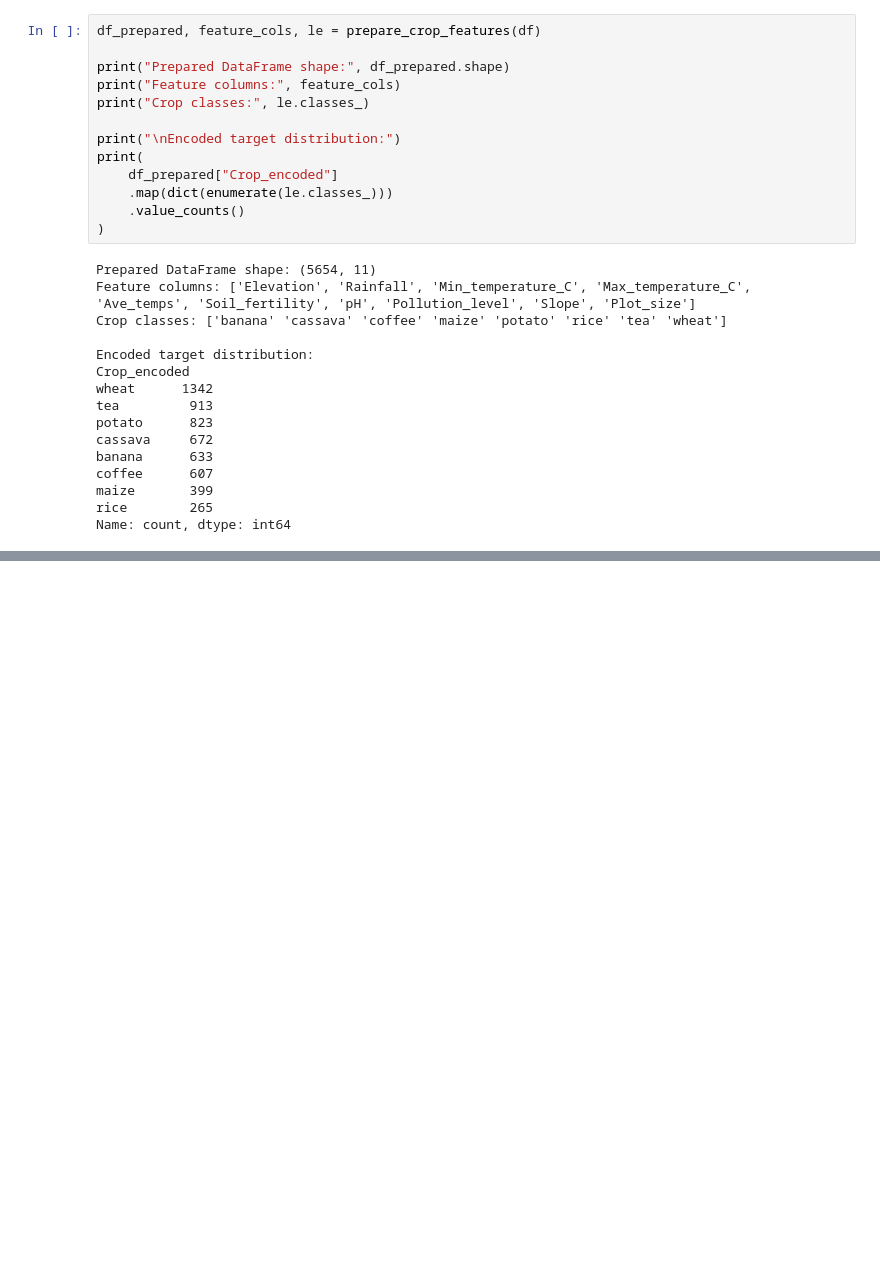
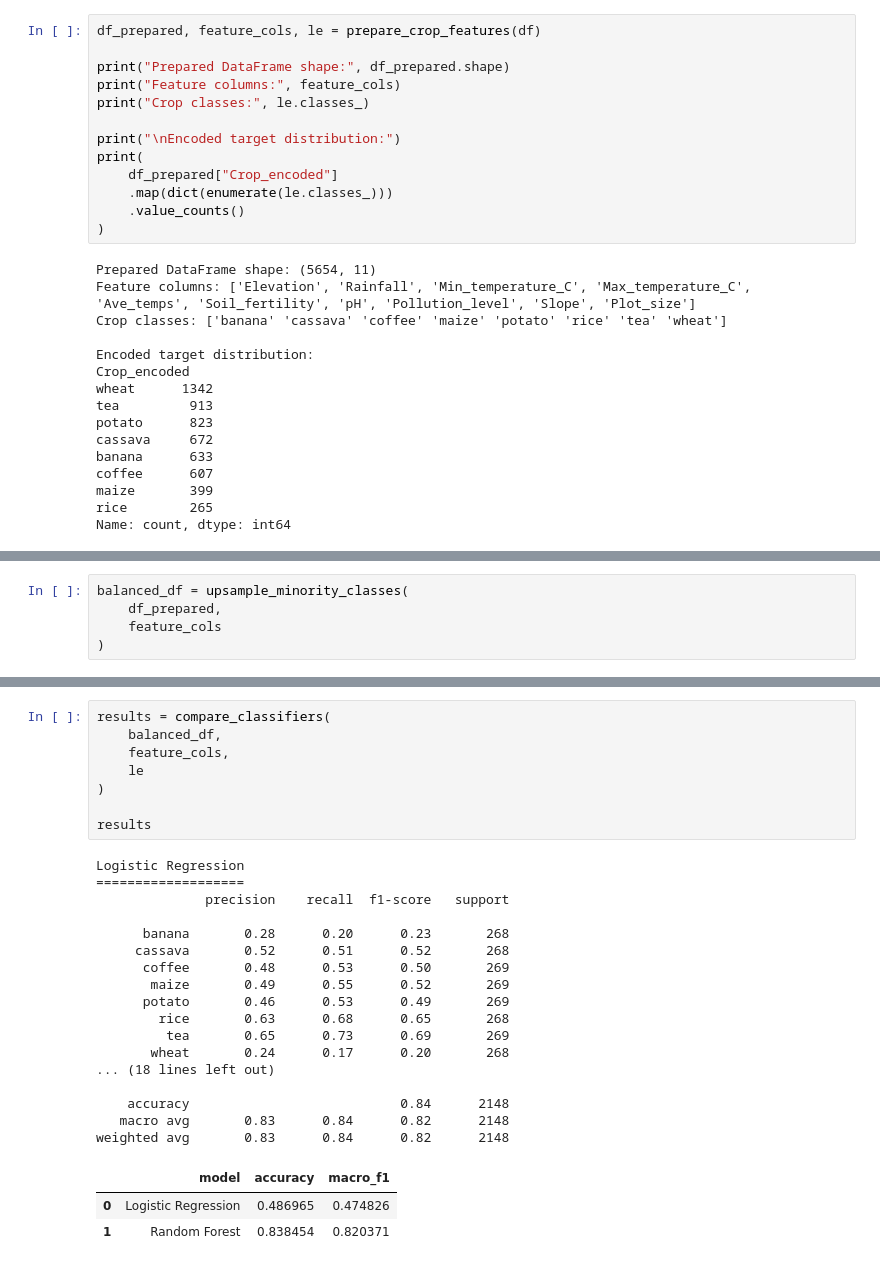
Before and after one commit to olubunmi-thomas/alx_data_science, a Jupyter notebook: DS-5 Supervised Learning II – Classification & Model Selection/module_3/module_3_project.ipynb, the cells around one changed output, grey strips where cells are left out. Drawn from its saved outputs; the diff is of its cells as text; blank space fills up the shorter version.

```diff
--- a/DS-5 Supervised Learning II – Classification & Model Selection/module_3/module_3_project.ipynb
+++ b/DS-5 Supervised Learning II – Classification & Model Selection/module_3/module_3_project.ipynb
@@ -176,0 +414,5 @@ Create a function `train_crop_classifier` that:
+# %%
+balanced_df = upsample_minority_classes(
+    df_prepared,
+    feature_cols
+)
@@ -176,0 +593,29 @@ Create a function `train_crop_classifier` that:
+# %%
+results = compare_classifiers(
+    balanced_df,
+    feature_cols,
+    le
+)
+
+results
+# %% [output]
+Logistic Regression
+===================
+              precision    recall  f1-score   support
+
+      banana       0.28      0.20      0.23       268
+     cassava       0.52      0.51      0.52       268
+      coffee       0.48      0.53      0.50       269
+       maize       0.49      0.55      0.52       269
+      potato       0.46      0.53      0.49       269
+        rice       0.63      0.68      0.65       268
+         tea       0.65      0.73      0.69       269
+       wheat       0.24      0.17      0.20       268
+... (18 lines left out)
+
+    accuracy                           0.84      2148
+   macro avg       0.83      0.84      0.82      2148
+weighted avg       0.83      0.84      0.82      2148
+|  | model | accuracy | macro_f1 |
+| 0 | Logistic Regression | 0.486965 | 0.474826 |
+| 1 | Random Forest | 0.838454 | 0.820371 |
```
Also changed, not shown: parts of 23 cells of this notebook, 13 other files.
